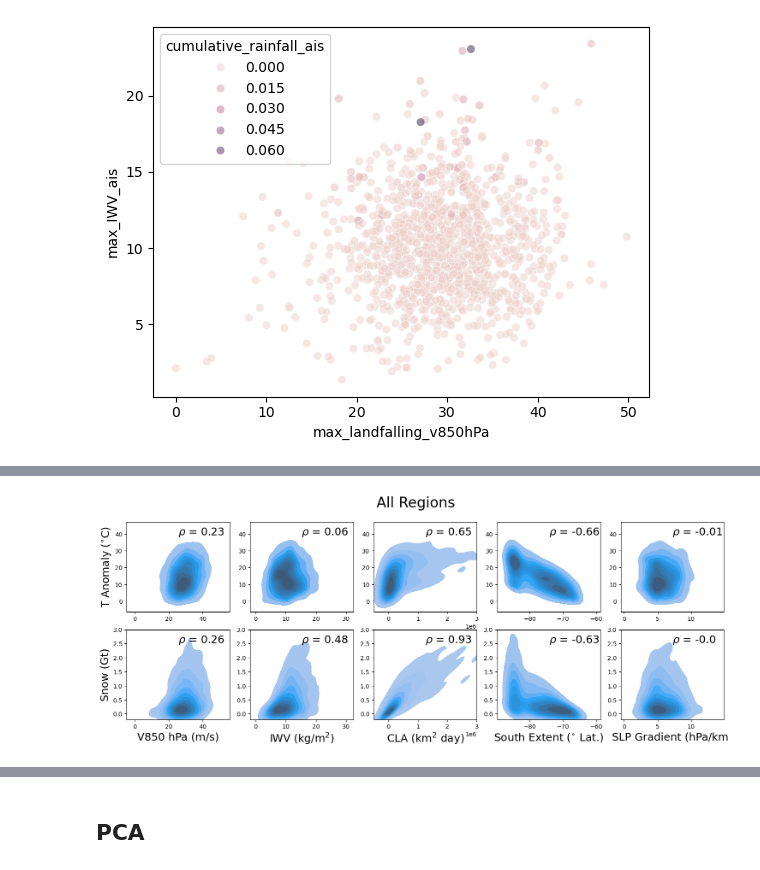
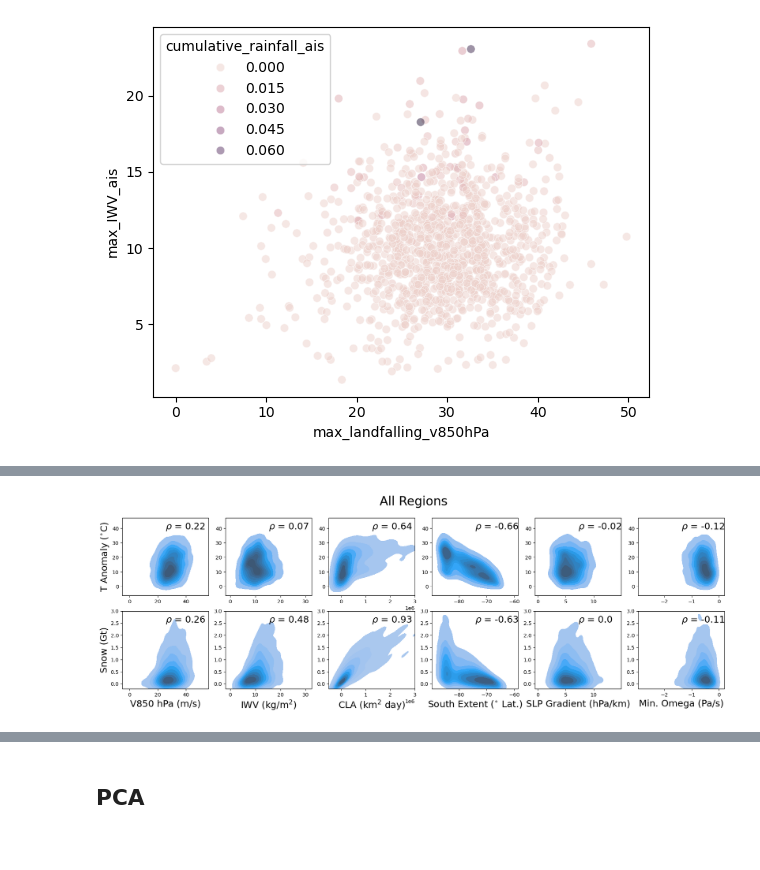
Before and after one commit to jbbutler/extreme_antarctic_ARs, a Jupyter notebook: project/eda/catalog_eda.ipynb, the cells around one changed output, grey strips where cells are left out. Saved outputs shown, nothing was run; the diff lists cells and outputs as text; code cells hidden in the pictures.

```diff
--- a/project/eda/catalog_eda.ipynb
+++ b/project/eda/catalog_eda.ipynb
@@ -362,8 +376,8 @@ sns.scatterplot(data=subcat[subcat.coarser_region == 'West'], x='max_landfalling
 from scipy.stats import pearsonr
 from scipy.stats import spearmanr
 
-fig, axs = plt.subplots(nrows=2, ncols=5)
-fig.set_size_inches(18, 6)
+fig, axs = plt.subplots(nrows=2, ncols=6)
+fig.set_size_inches(21, 6)
 fig.suptitle('All Regions', fontsize=24)
 
 catalog =subcat
@@ -406,6 +420,13 @@ axs[0,4].set_ylabel('')
 #axs[3].set_xlim(, 4*(10**6))
 axs[0,4].annotate(text='$\\rho$ = '+ str(corr), xy=(0.5, 0.85), xycoords='axes fraction', fontsize=18);
 
+corr = round(spearmanr(catalog.avg_landfalling_minomega, catalog[impact1]).statistic, 2)
+sns.kdeplot(data=catalog, x="avg_landfalling_minomega", y=impact1, fill=True, ax=axs[0,5])
+axs[0,5].set_xlabel('')
+axs[0,5].set_ylabel('')
+#axs[3].set_xlim(, 4*(10**6))
+axs[0,5].annotate(text='$\\rho$ = '+ str(corr), xy=(0.5, 0.85), xycoords='axes fraction', fontsize=18);
+
 corr = round(spearmanr(catalog.max_landfalling_v850hPa, catalog[impact2]).statistic, 2)
 sns.kdeplot(data=catalog, x="max_landfalling_v850hPa", y=impact2, fill=True, ax=axs[1,0])
 axs[1,0].set_xlabel('V850 hPa (m/s)', fontsize=18)
@@ -415,31 +436,38 @@ axs[1,0].annotate(text='$\\rho$ = '+ str(corr), xy=(0.50, 0.85), xycoords='axes
 
 corr = round(spearmanr(catalog.max_IWV_ais, catalog[impact2]).statistic, 2)
 sns.kdeplot(data=catalog, x="max_IWV_ais", y=impact2, fill=True, ax=axs[1,1])
 axs[1,1].set_xlabel('IWV (kg/m$^{2}$)', fontsize=18)
 axs[1,1].set_ylabel('')
 axs[1,1].set_ylim(-0.2, 3)
 axs[1,1].annotate(text='$\\rho$ = '+ str(corr), xy=(0.50, 0.85), xycoords='axes fraction', fontsize=18);
 
 corr = round(spearmanr(catalog.cumulative_landfalling_area, catalog[impact2]).statistic, 2)
 sns.kdeplot(data=catalog, x="cumulative_landfalling_area", y=impact2, fill=True, ax=axs[1,2])
 axs[1,2].set_xlabel('CLA (km$^{2} $ day)', fontsize=18)
 axs[1,2].set_xlim(-0.5*(10**6), 3*(10**6))
 axs[1,2].set_ylabel('')
 axs[1,2].set_ylim(-0.2, 3)
 axs[1,2].annotate(text='$\\rho$ = '+ str(corr), xy=(0.50, 0.85), xycoords='axes fraction', fontsize=18);
 
 corr = round(spearmanr(catalog.max_south_extent, catalog[impact2]).statistic, 2)
 sns.kdeplot(data=catalog, x="max_south_extent", y=impact2, fill=True, ax=axs[1,3])
 axs[1,3].set_xlabel('South Extent ($^{\\circ}$ Lat.)', fontsize=18)
 axs[1,3].set_ylabel('')
 axs[1,3].set_ylim(-0.2, 3)
 axs[1,3].annotate(text='$\\rho$ = '+ str(corr), xy=(0.5, 0.85), xycoords='axes fraction', fontsize=18);
 
 corr = round(spearmanr(catalog.max_ocean_SLP_gradient, catalog[impact2]).statistic, 2)
 sns.kdeplot(data=catalog, x="max_ocean_SLP_gradient", y=impact2, fill=True, ax=axs[1,4])
 axs[1,4].set_xlabel('SLP Gradient (hPa/km)', fontsize=18)
 axs[1,4].set_ylabel('')
 axs[1,4].set_ylim(-0.2, 3)
 axs[1,4].annotate(text='$\\rho$ = '+ str(corr), xy=(0.5, 0.85), xycoords='axes fraction', fontsize=18);
+
+corr = round(spearmanr(catalog.avg_landfalling_minomega, catalog[impact2]).statistic, 2)
+sns.kdeplot(data=catalog, x="avg_landfalling_minomega", y=impact2, fill=True, ax=axs[1,5])
+axs[1,5].set_xlabel('Min. Omega (Pa/s)', fontsize=18)
+axs[1,5].set_ylabel('')
+axs[1,5].set_ylim(-0.2, 3)
+axs[1,5].annotate(text='$\\rho$ = '+ str(corr), xy=(0.5, 0.85), xycoords='axes fraction', fontsize=18);
 # %% [output]
-[figure, old version]
+[figure, new version]
```
Also changed, not shown: parts of 49 cells of this notebook, 8 other files.
